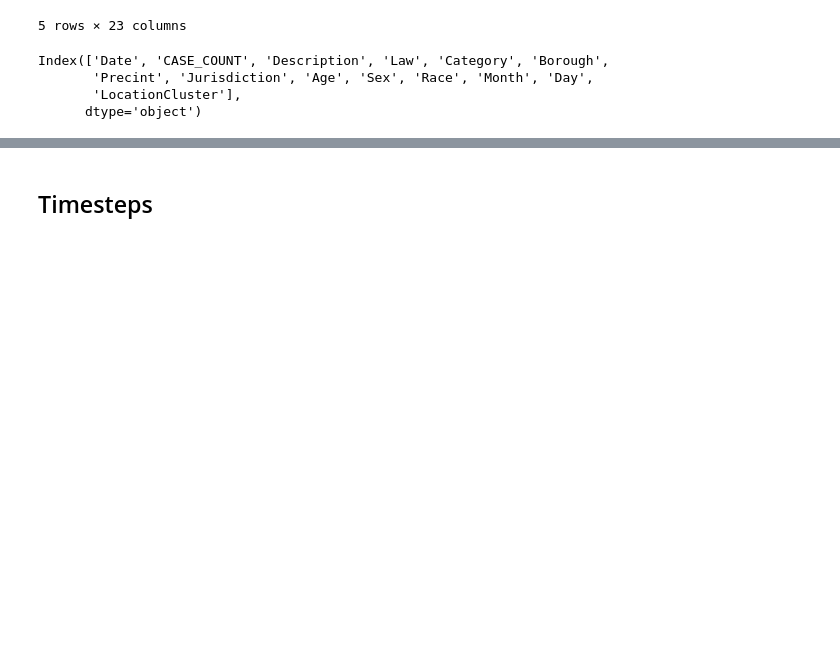
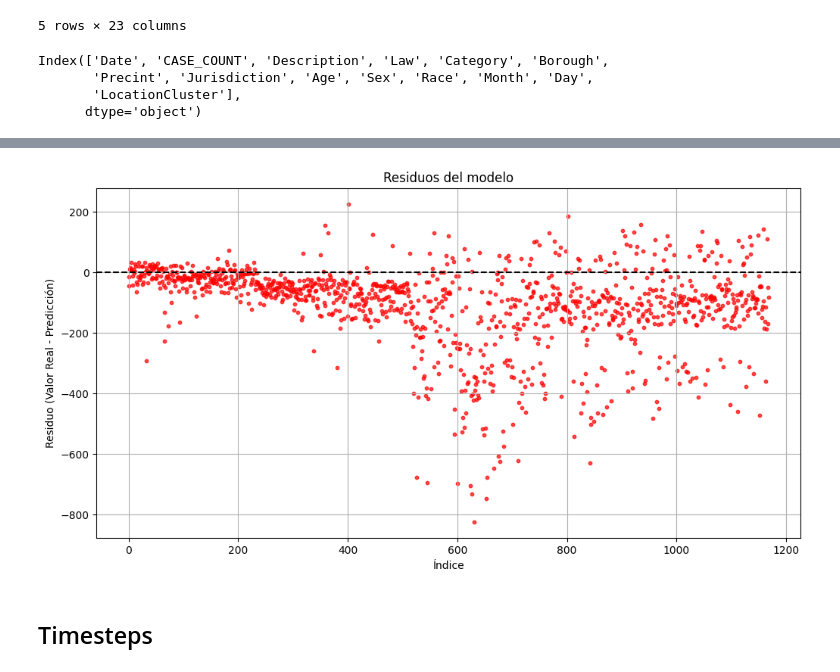
Before and after one commit to Pericsen/tp2-predi-avanzado, a Jupyter notebook: deep_learning/deep_learning.ipynb, the cells around one changed output, grey strips where cells are left out. Saved outputs shown, nothing was run; the diff lists cells and outputs as text; code cells hidden in the pictures; blank space fills up the shorter version.

```diff
--- a/deep_learning/deep_learning.ipynb
+++ b/deep_learning/deep_learning.ipynb
@@ -411,3 +460,18 @@ Evaluación del modelo:
+# %%
+# Calcular los residuos
+residuals = y_test.values - y_pred_flat
+
+# Graficar los residuos
+plt.figure(figsize=(12, 6))
+plt.scatter(range(len(residuals)), residuals, alpha=0.7, s=10, color='red')
+plt.axhline(0, color='black', linestyle='--')
+plt.title('Residuos del modelo')
+plt.xlabel('Índice')
+plt.ylabel('Residuo (Valor Real - Predicción)')
+plt.grid()
+plt.show()
+# %% [output]
+[figure, added]
 # %% [markdown]
 ## Timesteps
 # %%
```
Also changed, not shown: parts of 7 cells of this notebook.
